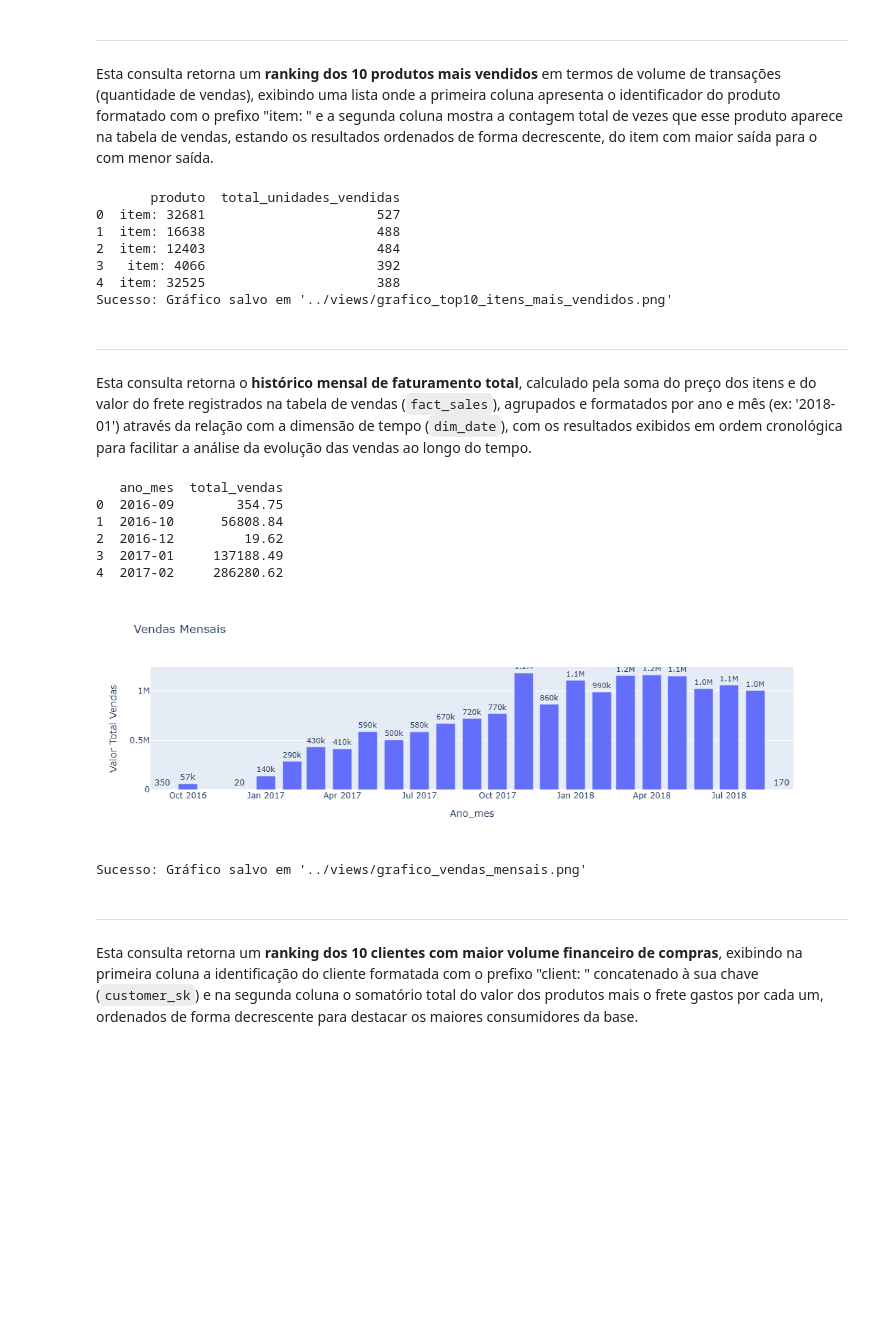
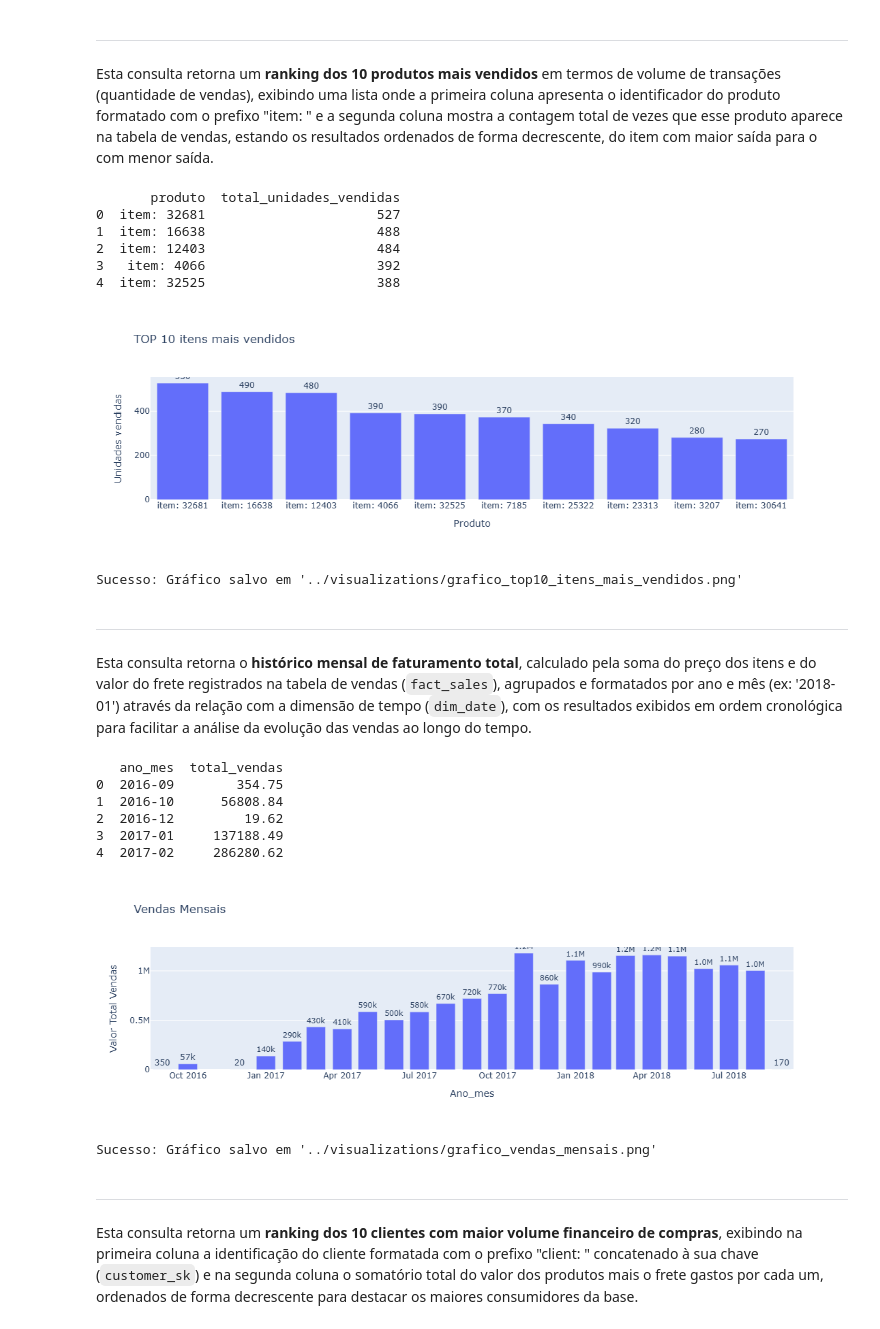
Before and after one commit to alefonsecabb/P2-BDA-, a Jupyter notebook: projeto-dw-grupo-A/notebooks/03_visualizations.ipynb, the cells around one changed output. Cells and saved outputs as stored; diff of their text form; code cells hidden in the pictures; blank space fills up the shorter version.

```diff
--- a/projeto-dw-grupo-A/notebooks/03_visualizations.ipynb
+++ b/projeto-dw-grupo-A/notebooks/03_visualizations.ipynb
@@ -26,33 +26,34 @@ Esta consulta retorna um **ranking dos 10 produtos mais vendidos** em termos de
 # %%
 consulta = """
 select 'item: ' || dp.product_sk as produto
      , count(fs.sale_sk)         as total_unidades_vendidas
   from fact_sales  fs
   join dim_product dp on fs.product_sk = dp.product_sk
  group by dp.product_sk
  order by total_unidades_vendidas desc
  limit 10;
 """
 df = pd.read_sql(sql=text(consulta), con=cn.get_engine())
 print(df.head())
 
 gg.gerar_grafico_sql( codigo_sql         = consulta
                     , coluna_x           = 'produto'
                     , coluna_y           = 'total_unidades_vendidas'
                     , rotulo_valor       = 'Unidades vendidas'
                     , titulo_grafico     = 'TOP 10 itens mais vendidos'
                     , tipo_grafico       = 'Barras'
-                    , nome_arquivo_saida = '../views/grafico_top10_itens_mais_vendidos.png'
+                    , nome_arquivo_saida = '../visualizations/grafico_top10_itens_mais_vendidos.png'
                     , conexao            =  cn.get_engine()
                      )
 # %% [output]
        produto  total_unidades_vendidas
 0  item: 32681                      527
 1  item: 16638                      488
 2  item: 12403                      484
 3   item: 4066                      392
 4  item: 32525                      388
-Sucesso: Gráfico salvo em '../views/grafico_top10_itens_mais_vendidos.png'
+[figure, added]
+Sucesso: Gráfico salvo em '../visualizations/grafico_top10_itens_mais_vendidos.png'
 # %% [markdown]
 -----------------
 Esta consulta retorna o **histórico mensal de faturamento total**, calculado pela soma do preço dos itens e do valor do frete registrados na tabela de vendas (`fact_sales`), agrupados e formatados por ano e mês (ex: '2018-01') através da relação com a dimensão de tempo (`dim_date`), com os resultados exibidos em ordem cronológica para facilitar a análise da evolução das vendas ao longo do tempo.
@@ -74,7 +75,7 @@ gg.gerar_grafico_sql( codigo_sql         = consulta
                     , rotulo_valor       = 'Valor Total Vendas'
                     , titulo_grafico     = 'Vendas Mensais'
                     , tipo_grafico       = 'Barras'
-                    , nome_arquivo_saida = '../views/grafico_vendas_mensais.png'
+                    , nome_arquivo_saida = '../visualizations/grafico_vendas_mensais.png'
                     , conexao            =  cn.get_engine()
                      )
 # %% [output]
@@ -85,7 +86,7 @@ gg.gerar_grafico_sql( codigo_sql         = consulta
 3  2017-01     137188.49
 4  2017-02     286280.62
 [figure]
-Sucesso: Gráfico salvo em '../views/grafico_vendas_mensais.png'
+Sucesso: Gráfico salvo em '../visualizations/grafico_vendas_mensais.png'
 # %% [markdown]
 ---
 Esta consulta retorna um **ranking dos 10 clientes com maior volume financeiro de compras**, exibindo na primeira coluna a identificação do cliente formatada com o prefixo "client: " concatenado à sua chave (`customer_sk`) e na segunda coluna o somatório total do valor dos produtos mais o frete gastos por cada um, ordenados de forma decrescente para destacar os maiores consumidores da base.
```
Also changed, not shown: parts of 3 cells of this notebook, 1 other file.
